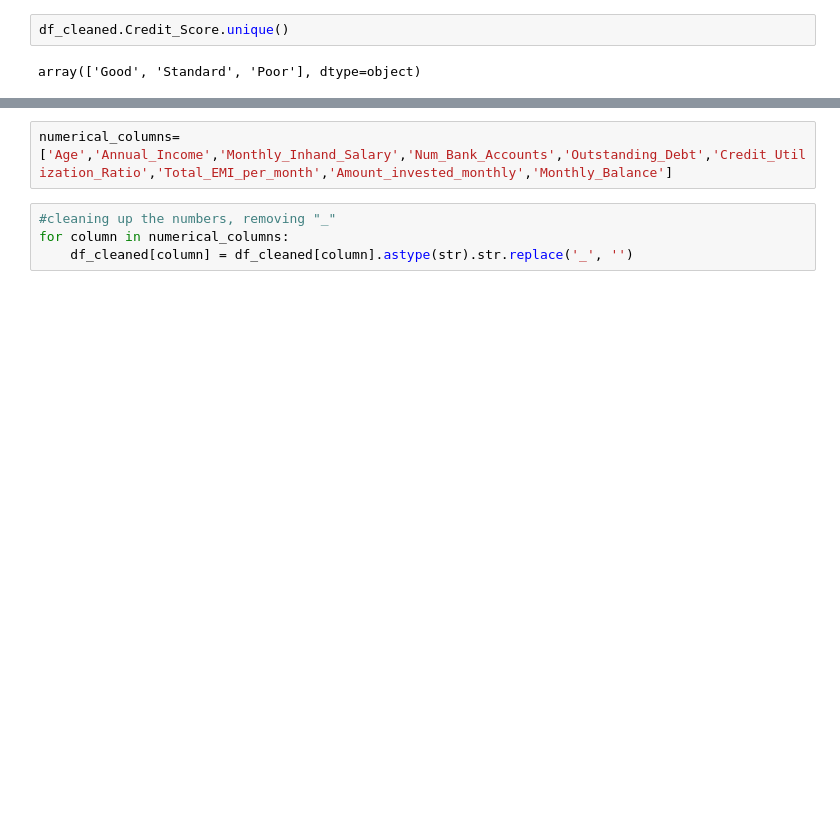
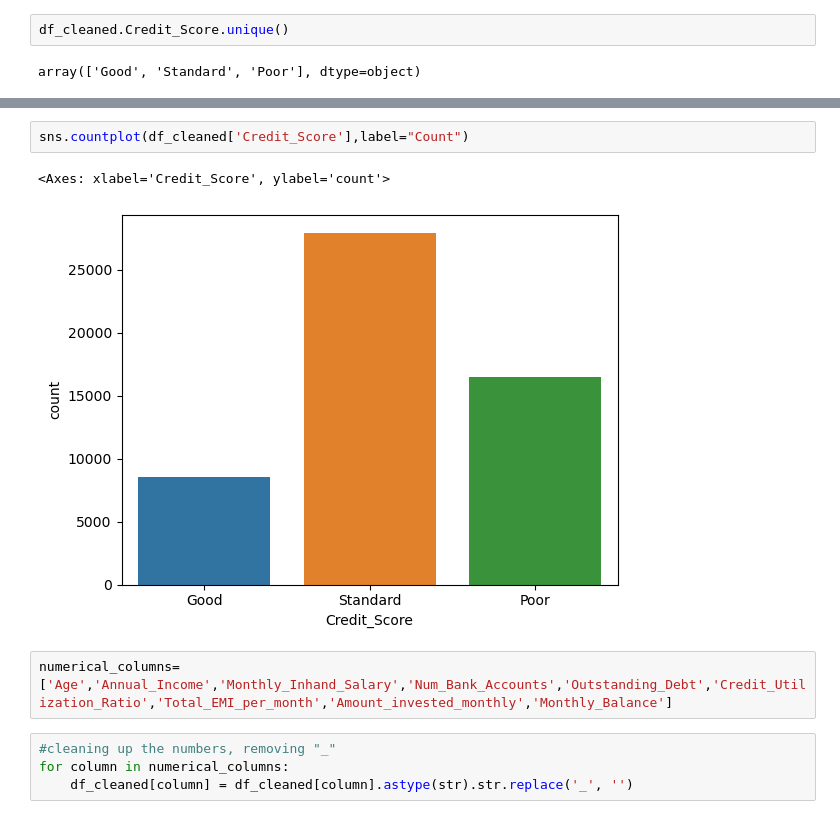
Before and after one commit to hermag/fbxtbilisimeetup, a Jupyter notebook: eda.ipynb, the cells around one changed output, grey strips where cells are left out. Drawn from its saved outputs; the diff is of its cells as text; blank space fills up the shorter version.

```diff
--- a/eda.ipynb
+++ b/eda.ipynb
@@ -200,3 +209,8 @@ array(['Good', 'Standard', 'Poor'], dtype=object)
+# %%
+sns.countplot(df_cleaned['Credit_Score'],label="Count")
+# %% [output]
+<Axes: xlabel='Credit_Score', ylabel='count'>
+[figure, added]
 # %%
 numerical_columns=['Age','Annual_Income','Monthly_Inhand_Salary','Num_Bank_Accounts','Outstanding_Debt','Credit_Utilization_Ratio','Total_EMI_per_month','Amount_invested_monthly','Monthly_Balance']
 # %%
```
Also changed, not shown: parts of 8 cells of this notebook, 4 other files.
